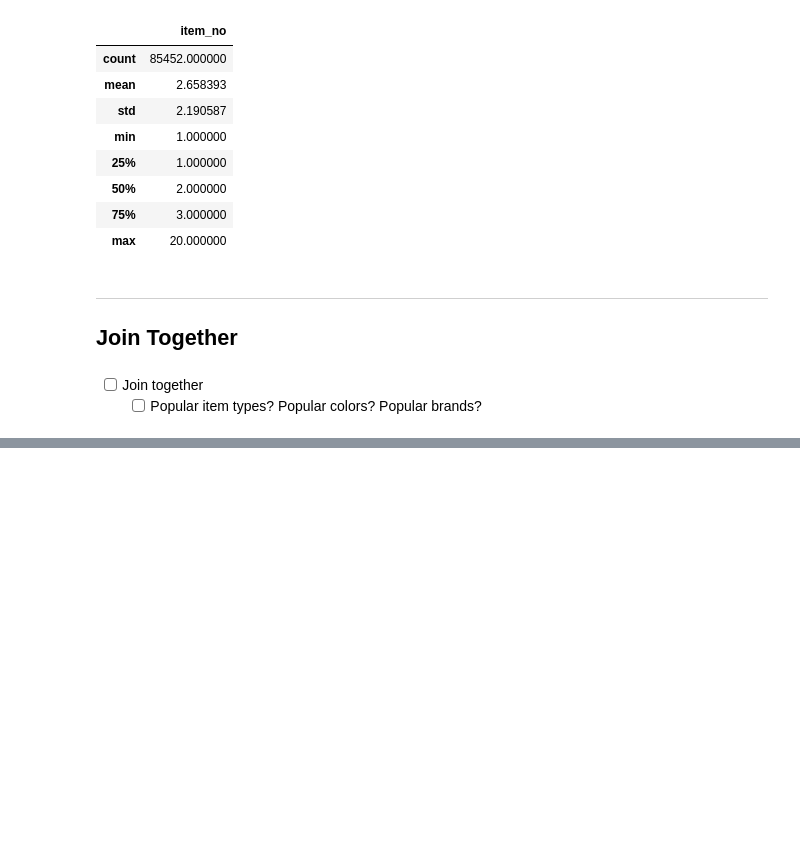
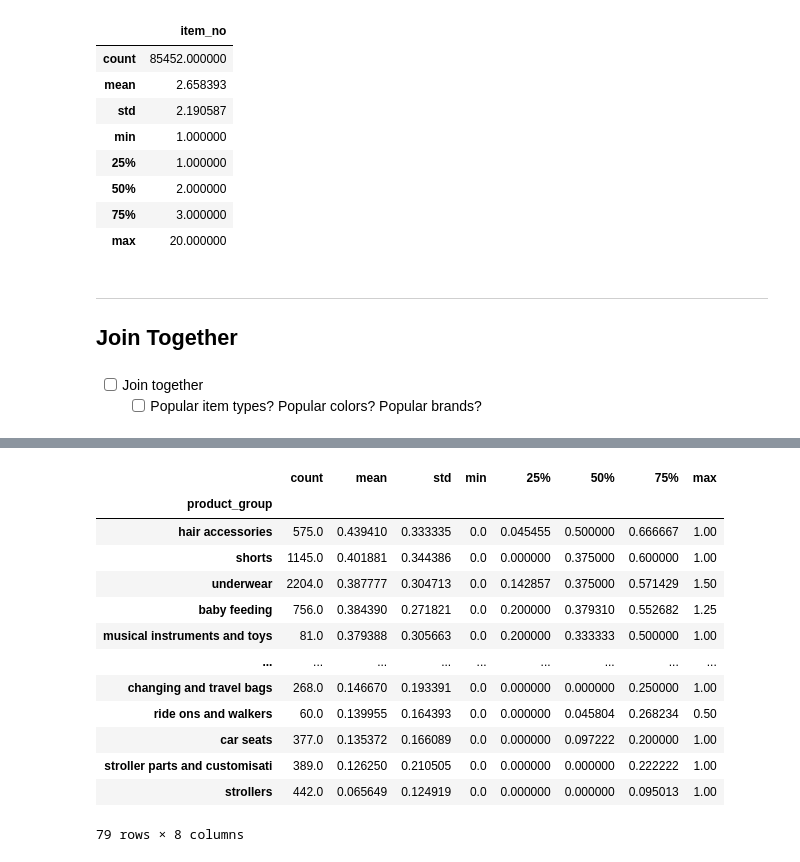
Before and after one commit to msvensson222/tfrs-retail-example, a Jupyter notebook: EDA.ipynb, the cells around one changed output, grey strips where cells are left out. Saved outputs shown, nothing was run; the diff lists cells and outputs as text; code cells hidden in the pictures; blank space fills up the shorter version.

```diff
--- a/EDA.ipynb
+++ b/EDA.ipynb
@@ -263,0 +373,19 @@ session_baskets.describe()
+# %%
+product_group_summary = item_summary.groupby('product_group')['item_conversion'].describe()
+product_group_summary = product_group_summary.loc[product_group_summary['count'] > 20]
+product_group_summary.sort_values(by='mean', ascending=False)
+# %% [output]
+|  | count | mean | std | min | 25% | 50% | 75% | max |
+| product_group |  |  |  |  |  |  |  |  |
+| hair accessories | 575.0 | 0.439410 | 0.333335 | 0.0 | 0.045455 | 0.500000 | 0.666667 | 1.00 |
+| shorts | 1145.0 | 0.401881 | 0.344386 | 0.0 | 0.000000 | 0.375000 | 0.600000 | 1.00 |
+| underwear | 2204.0 | 0.387777 | 0.304713 | 0.0 | 0.142857 | 0.375000 | 0.571429 | 1.50 |
+| baby feeding | 756.0 | 0.384390 | 0.271821 | 0.0 | 0.200000 | 0.379310 | 0.552682 | 1.25 |
+| musical instruments and toys | 81.0 | 0.379388 | 0.305663 | 0.0 | 0.200000 | 0.333333 | 0.500000 | 1.00 |
+| ... | ... | ... | ... | ... | ... | ... | ... | ... |
+| changing and travel bags | 268.0 | 0.146670 | 0.193391 | 0.0 | 0.000000 | 0.000000 | 0.250000 | 1.00 |
+| ride ons and walkers | 60.0 | 0.139955 | 0.164393 | 0.0 | 0.000000 | 0.045804 | 0.268234 | 0.50 |
+| car seats | 377.0 | 0.135372 | 0.166089 | 0.0 | 0.000000 | 0.097222 | 0.200000 | 1.00 |
+| stroller parts and customisati | 389.0 | 0.126250 | 0.210505 | 0.0 | 0.000000 | 0.000000 | 0.222222 | 1.00 |
+| strollers | 442.0 | 0.065649 | 0.124919 | 0.0 | 0.000000 | 0.000000 | 0.095013 | 1.00 |
+79 rows × 8 columns
```
Also changed, not shown: parts of 34 cells of this notebook.
